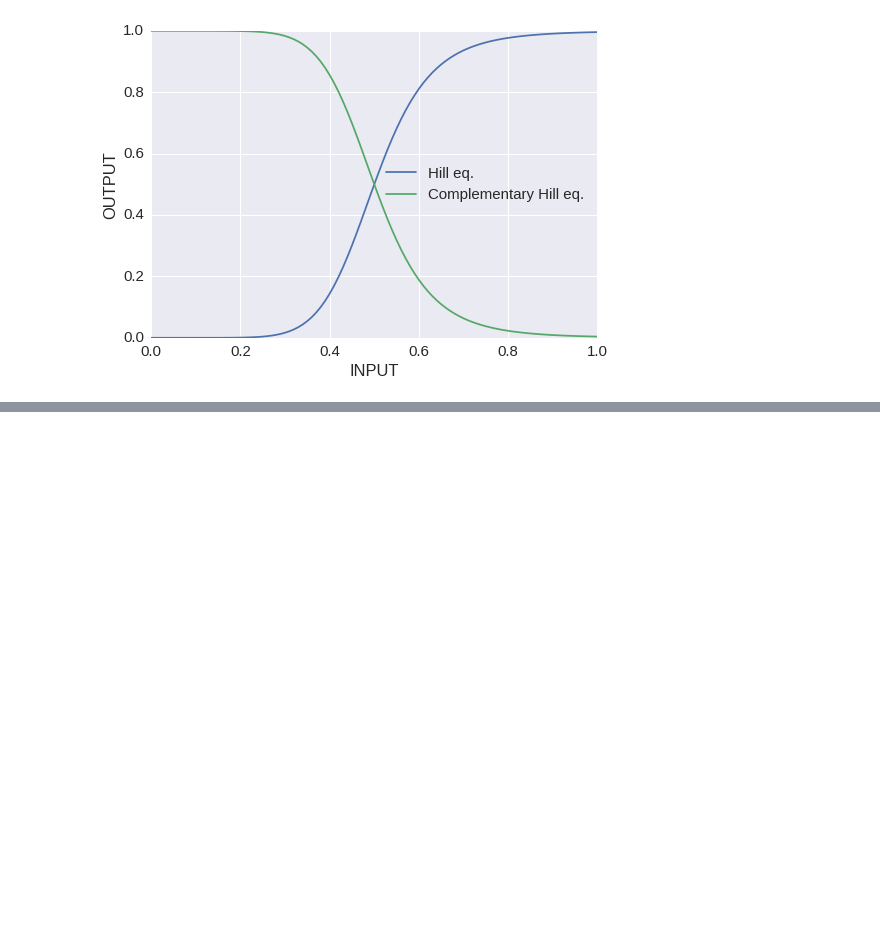
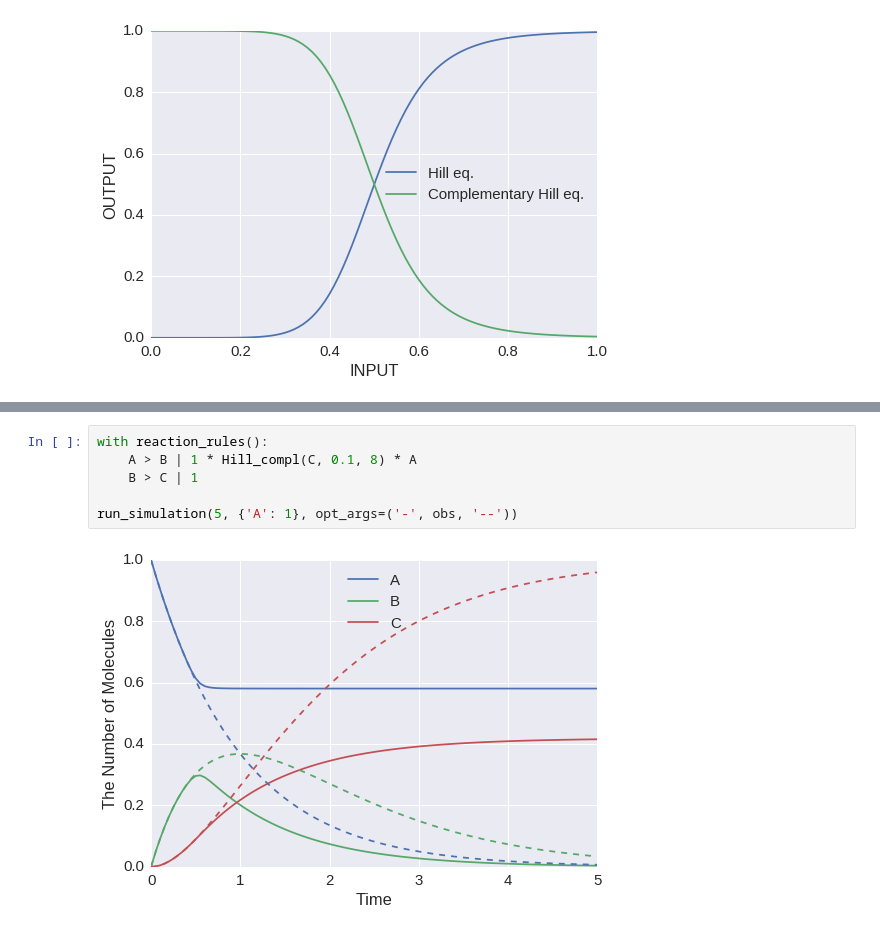
Before and after one commit to kozo2/ecell4-lectures, a Jupyter notebook: lecture2.ipynb, the cells around one changed output, grey strips where cells are left out. Drawn from its saved outputs; the diff is of its cells as text; blank space fills up the shorter version.

```diff
--- a/lecture2.ipynb
+++ b/lecture2.ipynb
@@ -179,0 +207,8 @@ plt.show()
+# %%
+with reaction_rules():
+    A > B | 1 * Hill_compl(C, 0.1, 8) * A
+    B > C | 1
+
+run_simulation(5, {'A': 1}, opt_args=('-', obs, '--'))
+# %% [output]
+[figure, added]
```
Also changed, not shown: parts of 18 cells of this notebook.
